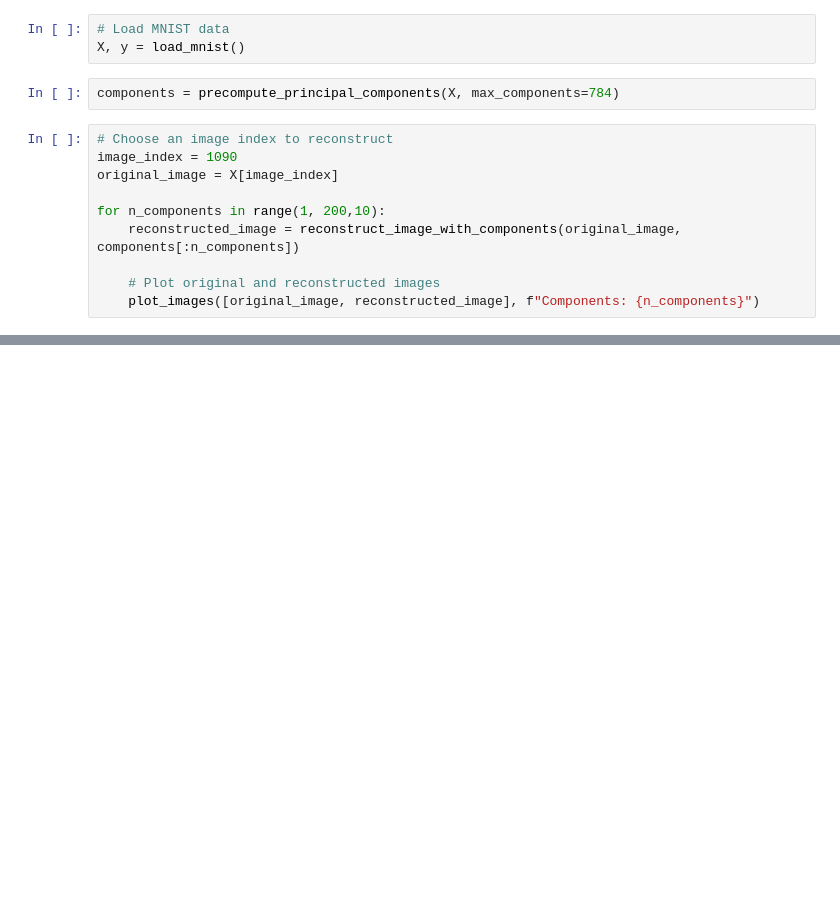
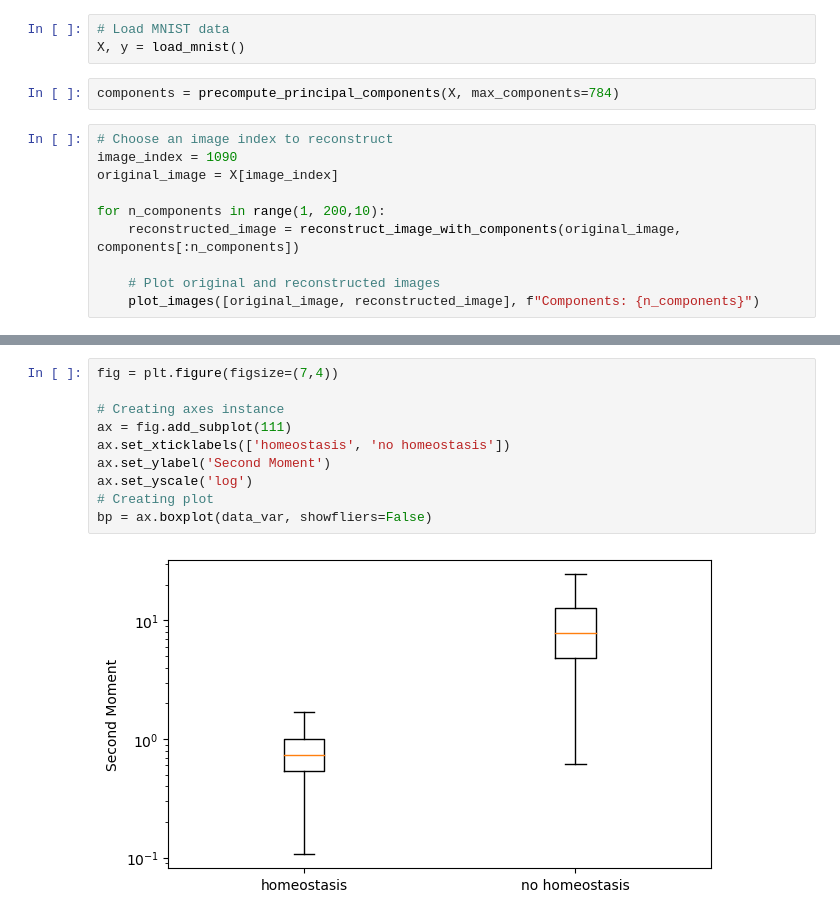
Before and after one commit to RoyHEyono/HomeostaticDANN, a Jupyter notebook: dense_mnist_task/pca_reconstruction.ipynb, the cells around one changed output, grey strips where cells are left out. Drawn from its saved outputs; the diff is of its cells as text; blank space fills up the shorter version.

```diff
--- a/dense_mnist_task/pca_reconstruction.ipynb
+++ b/dense_mnist_task/pca_reconstruction.ipynb
@@ -223,0 +274,12 @@ bp = ax.boxplot(data, showfliers=False)
+# %%
+fig = plt.figure(figsize=(7,4))
+
+# Creating axes instance
+ax = fig.add_subplot(111)
+ax.set_xticklabels(['homeostasis', 'no homeostasis'])
+ax.set_ylabel('Second Moment')
+ax.set_yscale('log')
+# Creating plot
+bp = ax.boxplot(data_var, showfliers=False)
+# %% [output]
+[figure, added]
```
Also changed, not shown: parts of 23 cells of this notebook, 39 other files.
